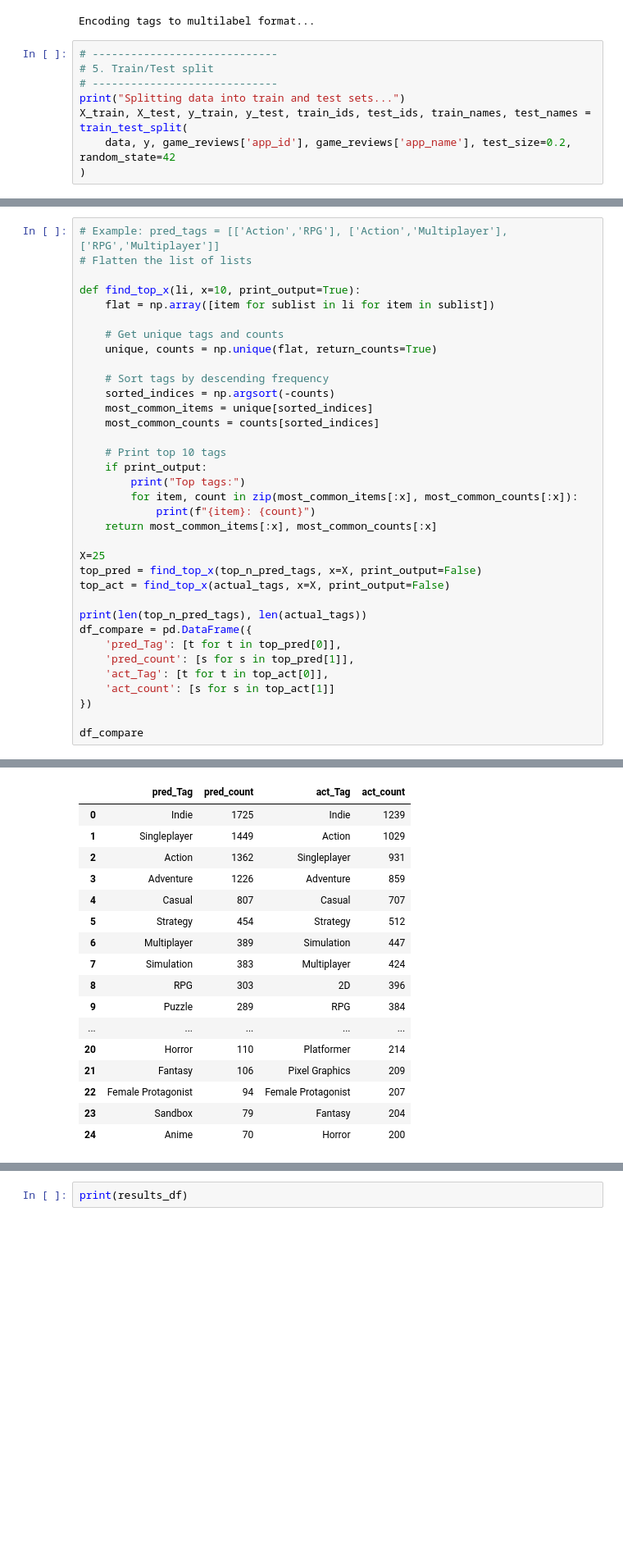
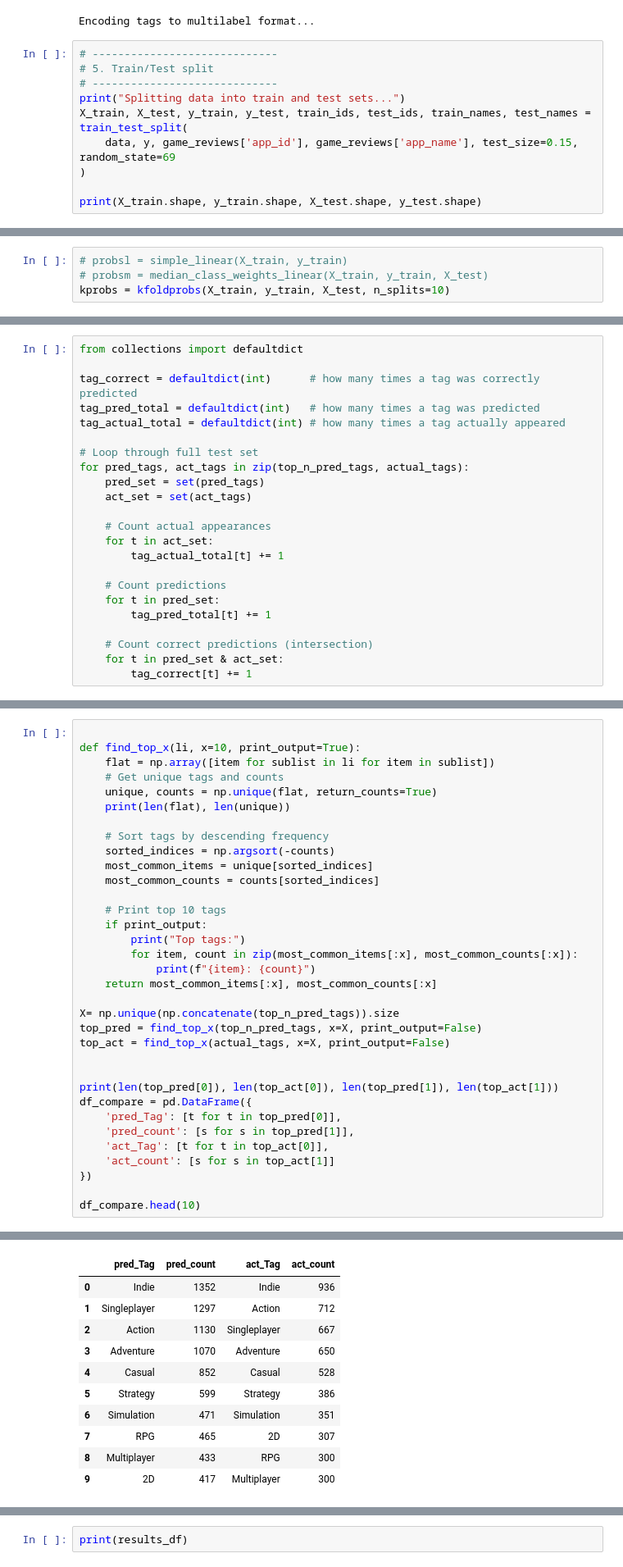
Before and after one commit to JorisVlaar/NLP_Project_Group_36, a Jupyter notebook: project2.ipynb, the cells around one changed output, grey strips where cells are left out. Shown: that part at 82% size. Drawn from its saved outputs; the diff is of its cells as text; blank space fills up the shorter version.

```diff
--- a/project2.ipynb
+++ b/project2.ipynb
@@ -200,7 +393,9 @@ Encoding tags to multilabel format...
 # -----------------------------
 print("Splitting data into train and test sets...")
 X_train, X_test, y_train, y_test, train_ids, test_ids, train_names, test_names = train_test_split(
-    data, y, game_reviews['app_id'], game_reviews['app_name'], test_size=0.2, random_state=42
+    data, y, game_reviews['app_id'], game_reviews['app_name'], test_size=0.15, random_state=69
 )
+
+print(X_train.shape, y_train.shape, X_test.shape, y_test.shape)
 # %% [output]
 Splitting data into train and test sets...
@@ -216,0 +479,4 @@ OneVsRestClassifier(estimator=LogisticRegression(max_iter=1000))
+# %%
+# probsl = simple_linear(X_train, y_train)
+# probsm = median_class_weights_linear(X_train, y_train, X_test)
+kprobs = kfoldprobs(X_train, y_train, X_test, n_splits=10)
@@ -294,0 +558,23 @@ Tex Murphy: Overseer (app_id=302370)
+# %%
+from collections import defaultdict
+
+tag_correct = defaultdict(int)      # how many times a tag was correctly predicted
+tag_pred_total = defaultdict(int)   # how many times a tag was predicted
+tag_actual_total = defaultdict(int) # how many times a tag actually appeared
+
+# Loop through full test set
+for pred_tags, act_tags in zip(top_n_pred_tags, actual_tags):
+    pred_set = set(pred_tags)
+    act_set = set(act_tags)
+
+    # Count actual appearances
+    for t in act_set:
+        tag_actual_total[t] += 1
+
+    # Count predictions
+    for t in pred_set:
+        tag_pred_total[t] += 1
+
+    # Count correct predictions (intersection)
+    for t in pred_set & act_set:
+        tag_correct[t] += 1
@@ -295,12 +625,10 @@ Tex Murphy: Overseer (app_id=302370)
 # %%
-# Example: pred_tags = [['Action','RPG'], ['Action','Multiplayer'], ['RPG','Multiplayer']]
-# Flatten the list of lists
 
 def find_top_x(li, x=10, print_output=True):
     flat = np.array([item for sublist in li for item in sublist])
-
     # Get unique tags and counts
     unique, counts = np.unique(flat, return_counts=True)
+    print(len(flat), len(unique))
 
     # Sort tags by descending frequency
     sorted_indices = np.argsort(-counts)
@@ -314,11 +642,12 @@ def find_top_x(li, x=10, print_output=True):
             print(f"{item}: {count}")
     return most_common_items[:x], most_common_counts[:x]
 
-X=25
+X= np.unique(np.concatenate(top_n_pred_tags)).size
 top_pred = find_top_x(top_n_pred_tags, x=X, print_output=False)
 top_act = find_top_x(actual_tags, x=X, print_output=False)
 
-print(len(top_n_pred_tags), len(actual_tags))
+
+print(len(top_pred[0]), len(top_act[0]), len(top_pred[1]), len(top_act[1]))
 df_compare = pd.DataFrame({
     'pred_Tag': [t for t in top_pred[0]],
     'pred_count': [s for s in top_pred[1]],
@@ -326,5 +655,5 @@ df_compare = pd.DataFrame({
     'act_count': [s for s in top_act[1]]
 })
 
-df_compare
+df_compare.head(10)
 # %% [output]
@@ -332,19 +663,13 @@ df_compare
 |  | pred_Tag | pred_count | act_Tag | act_count |
-| 0 | Indie | 1725 | Indie | 1239 |
-| 1 | Singleplayer | 1449 | Action | 1029 |
-| 2 | Action | 1362 | Singleplayer | 931 |
-| 3 | Adventure | 1226 | Adventure | 859 |
-| 4 | Casual | 807 | Casual | 707 |
-| 5 | Strategy | 454 | Strategy | 512 |
-| 6 | Multiplayer | 389 | Simulation | 447 |
-| 7 | Simulation | 383 | Multiplayer | 424 |
-| 8 | RPG | 303 | 2D | 396 |
-| 9 | Puzzle | 289 | RPG | 384 |
-| ... | ... | ... | ... | ... |
-| 20 | Horror | 110 | Platformer | 214 |
-| 21 | Fantasy | 106 | Pixel Graphics | 209 |
-| 22 | Female Protagonist | 94 | Female Protagonist | 207 |
-| 23 | Sandbox | 79 | Fantasy | 204 |
-| 24 | Anime | 70 | Horror | 200 |
+| 0 | Indie | 1352 | Indie | 936 |
+| 1 | Singleplayer | 1297 | Action | 712 |
+| 2 | Action | 1130 | Singleplayer | 667 |
+| 3 | Adventure | 1070 | Adventure | 650 |
+| 4 | Casual | 852 | Casual | 528 |
+| 5 | Strategy | 599 | Strategy | 386 |
+| 6 | Simulation | 471 | Simulation | 351 |
+| 7 | RPG | 465 | 2D | 307 |
+| 8 | Multiplayer | 433 | RPG | 300 |
+| 9 | 2D | 417 | Multiplayer | 300 |
 # %%
 
```
Also changed, not shown: parts of 29 cells of this notebook, 8 other files.
